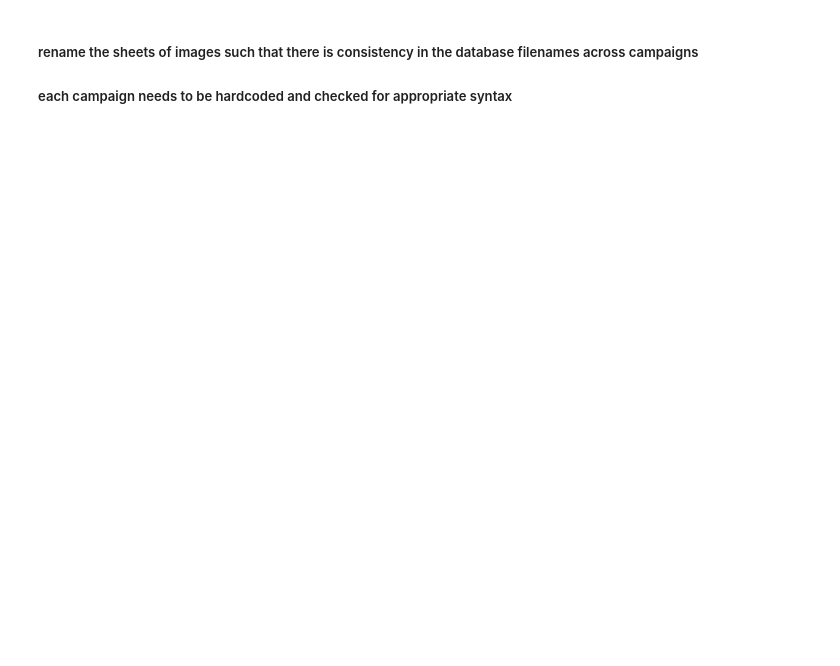
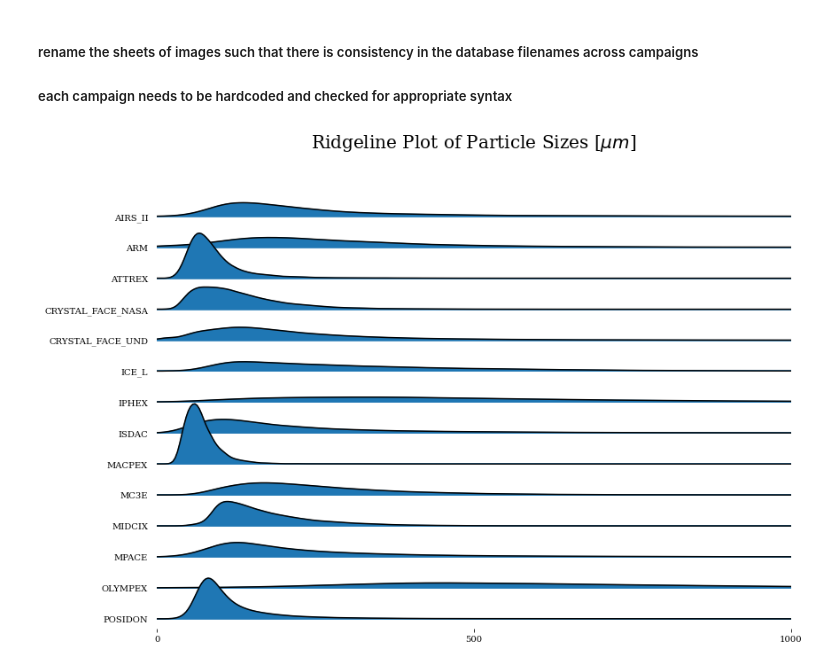
Before and after one commit to vprzybylo/cocpit, a Jupyter notebook: notebooks/filenames_to_datetime.ipynb, the cells around one changed output. Drawn from its saved outputs; the diff is of its cells as text; code cells hidden in the pictures; blank space fills up the shorter version.

```diff
--- a/notebooks/filenames_to_datetime.ipynb
+++ b/notebooks/filenames_to_datetime.ipynb
@@ -3,3 +5,24 @@ import os
 # %% [markdown]
 ##### rename the sheets of images such that there is consistency in the database filenames across campaigns
 ##### each campaign needs to be hardcoded and checked for appropriate syntax
+# %%
+dfs = []
+for campaign in campaigns:
+    path = f"/cocpit/final_databases/vgg16/v1.4.0/{campaign}.csv"
+
+    df = pd.read_csv(path, usecols=['particle height'])
+    df['campaign'] = campaign
+    dfs.append(df)
+df = pd.concat(dfs)
+# %%
+fig, axs = joyplot(
+    data=df[['particle height', 'campaign']],
+    by='campaign',
+    figsize=(12, 8)
+)
+for ax in axs:
+    ax.set_xlim([0.0, 1000])
+plt.title('Ridgeline Plot of Particle Sizes [$\mu m$]', fontsize=20)
+plt.show()
+# %% [output]
+[figure, added]
```
Also changed, not shown: parts of 7 cells of this notebook, 2 other files.
